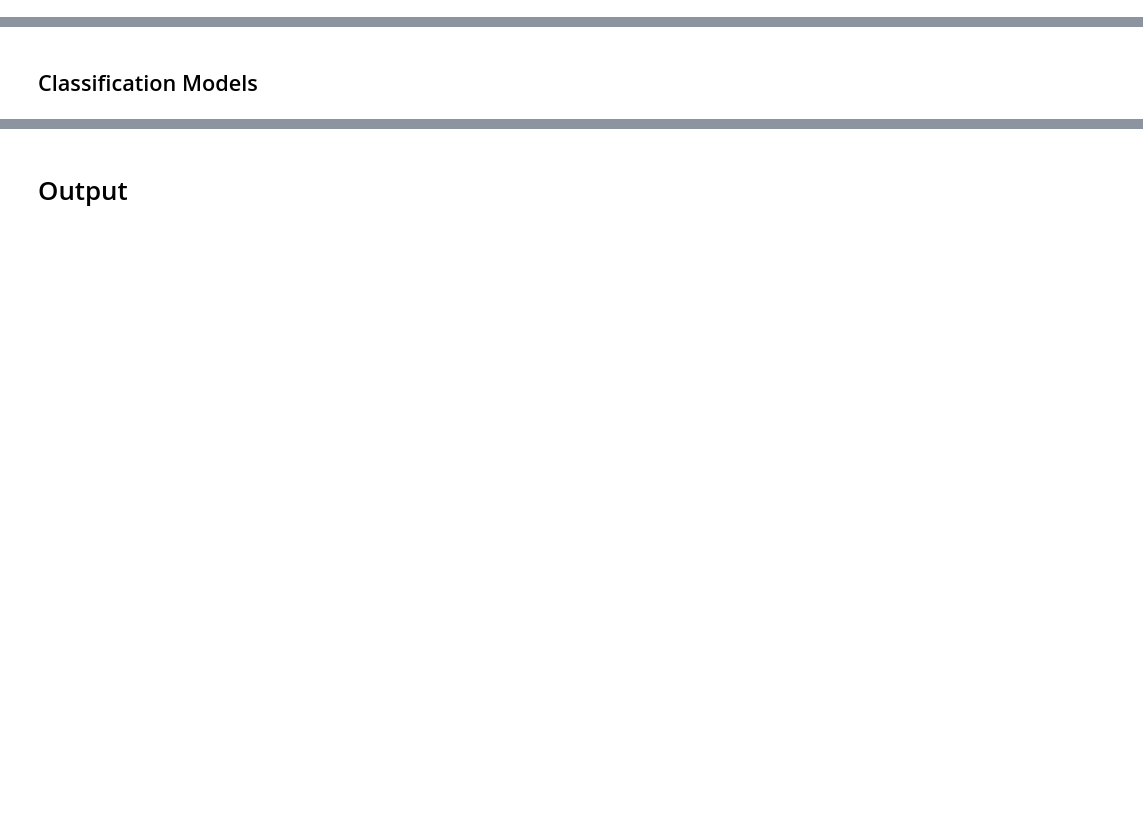
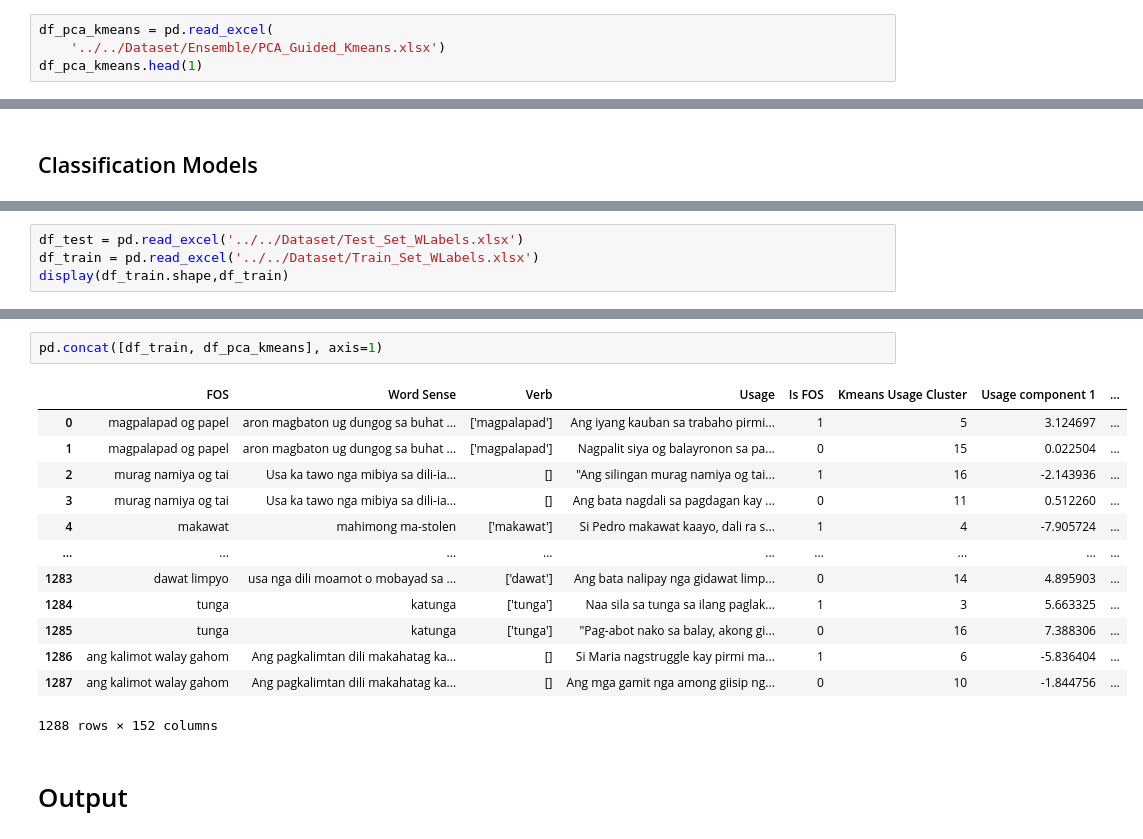
Before and after one commit to MiguelPartosa/Thesis-FOS-BinaryClass-WSD, a Jupyter notebook: Ensemble Model.ipynb, the cells around one changed output, grey strips where cells are left out. Drawn from its saved outputs; the diff is of its cells as text; blank space fills up the shorter version.

```diff
--- a/Ensemble Model.ipynb
+++ b/Ensemble Model.ipynb
@@ -221,0 +470,4 @@ df_combined_embeddings.head(3)
+# %%
+df_pca_kmeans = pd.read_excel(
+    '../../Dataset/Ensemble/PCA_Guided_Kmeans.xlsx')
+df_pca_kmeans.head(1)
@@ -223,0 +482,4 @@ df_combined_embeddings.head(3)
+# %%
+df_test = pd.read_excel('../../Dataset/Test_Set_WLabels.xlsx')
+df_train = pd.read_excel('../../Dataset/Train_Set_WLabels.xlsx')
+display(df_train.shape,df_train)
@@ -224,2 +501,18 @@ df_combined_embeddings.head(3)
+# %%
+pd.concat([df_train, df_pca_kmeans], axis=1)
+# %% [output]
+|  | FOS | Word Sense | Verb | Usage | Is FOS | Kmeans Usage Cluster | Usage component 1 | ... |
+| 0 | magpalapad og papel | aron magbaton ug dungog sa buhat ... | ['magpalapad'] | Ang iyang kauban sa trabaho pirmi... | 1 | 5 | 3.124697 | ... |
+| 1 | magpalapad og papel | aron magbaton ug dungog sa buhat ... | ['magpalapad'] | Nagpalit siya og balayronon sa pa... | 0 | 15 | 0.022504 | ... |
+| 2 | murag namiya og tai | Usa ka tawo nga mibiya sa dili-ia... | [] | "Ang silingan murag namiya og tai... | 1 | 16 | -2.143936 | ... |
+| 3 | murag namiya og tai | Usa ka tawo nga mibiya sa dili-ia... | [] | Ang bata nagdali sa pagdagan kay ... | 0 | 11 | 0.512260 | ... |
+| 4 | makawat | mahimong ma-stolen | ['makawat'] | Si Pedro makawat kaayo, dali ra s... | 1 | 4 | -7.905724 | ... |
+| ... | ... | ... | ... | ... | ... | ... | ... | ... |
+| 1283 | dawat limpyo | usa nga dili moamot o mobayad sa ... | ['dawat'] | Ang bata nalipay nga gidawat limp... | 0 | 14 | 4.895903 | ... |
+| 1284 | tunga | katunga | ['tunga'] | Naa sila sa tunga sa ilang paglak... | 1 | 3 | 5.663325 | ... |
+| 1285 | tunga | katunga | ['tunga'] | "Pag-abot nako sa balay, akong gi... | 0 | 16 | 7.388306 | ... |
+| 1286 | ang kalimot walay gahom | Ang pagkalimtan dili makahatag ka... | [] | Si Maria nagstruggle kay pirmi ma... | 1 | 6 | -5.836404 | ... |
+| 1287 | ang kalimot walay gahom | Ang pagkalimtan dili makahatag ka... | [] | Ang mga gamit nga among giisip ng... | 0 | 10 | -1.844756 | ... |
+1288 rows × 152 columns
 # %% [markdown]
 # Output
```
Also changed, not shown: parts of 40 cells of this notebook, 2 other files.
